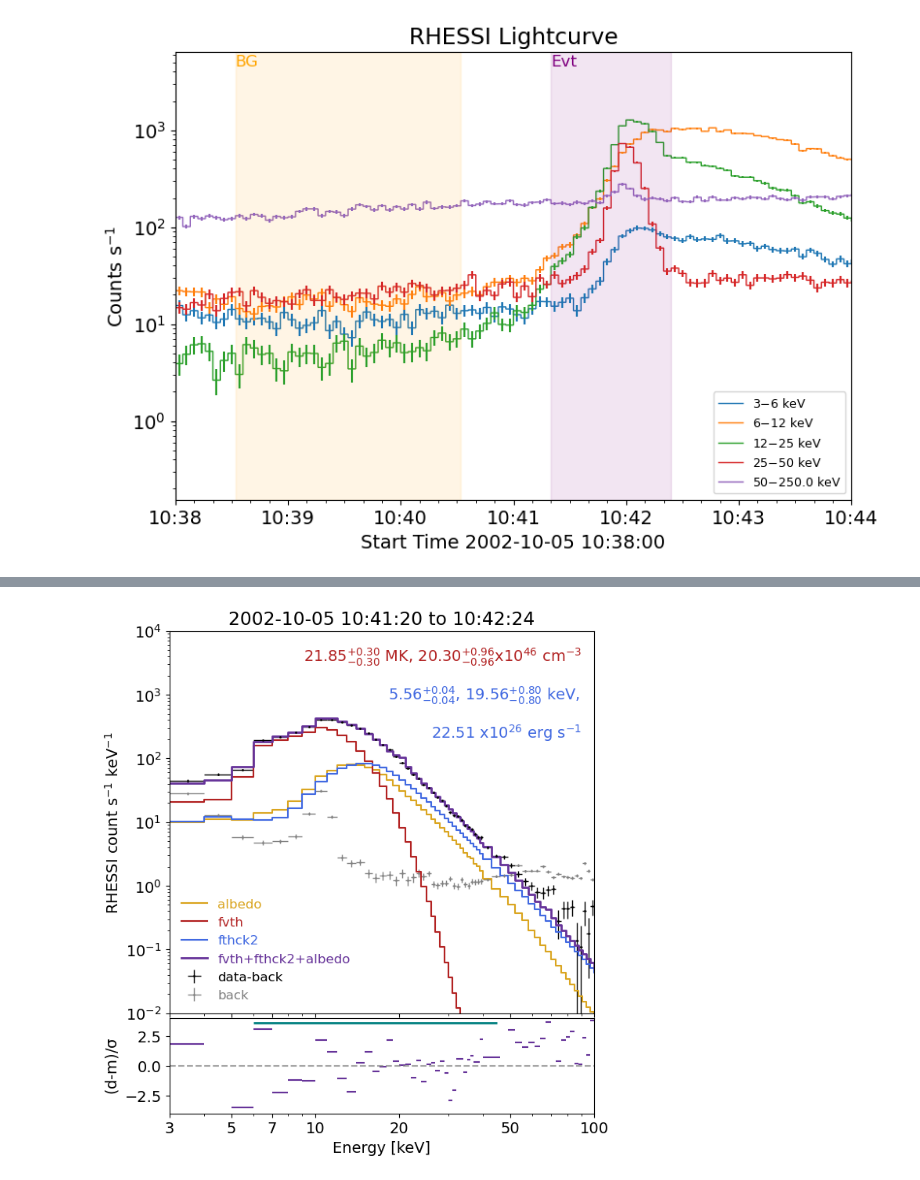
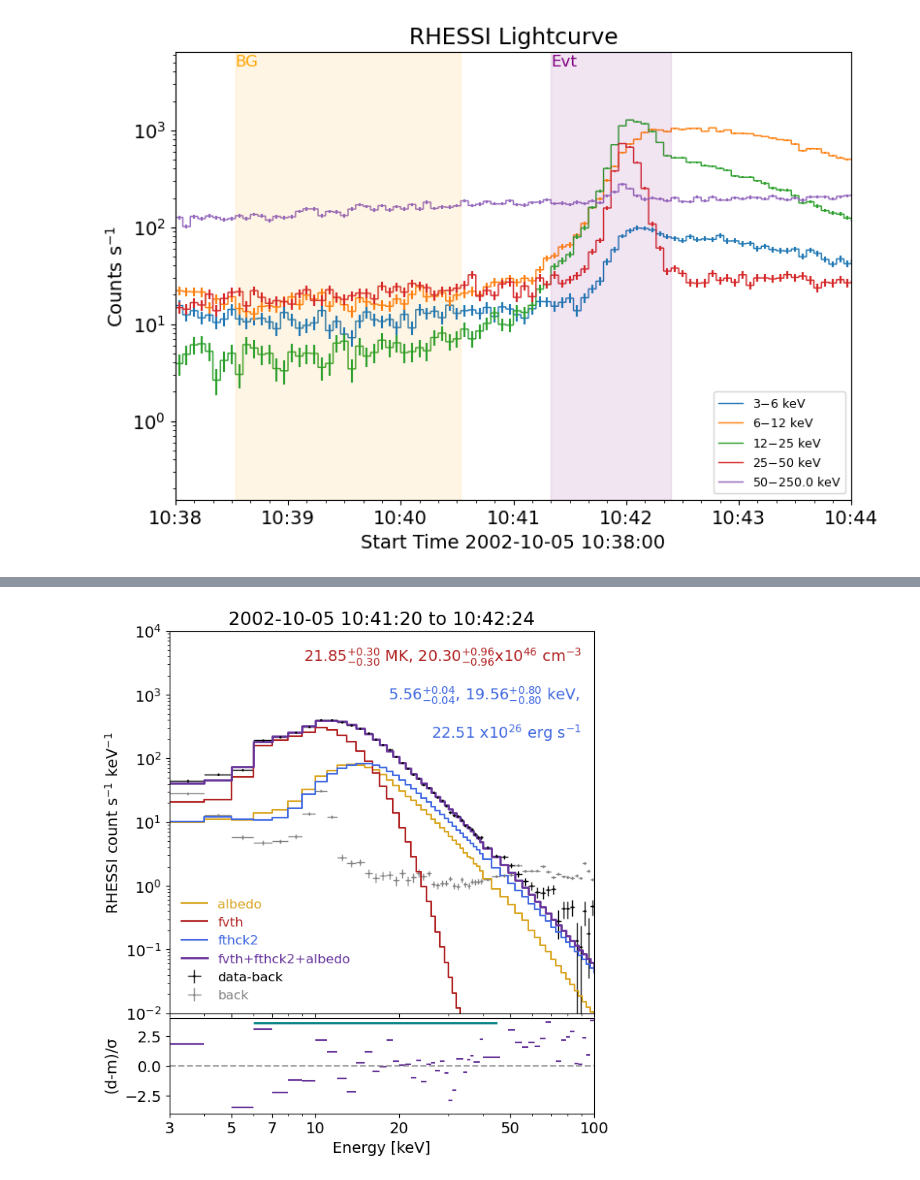
Before and after one commit to ianan/albedo_test, a Jupyter notebook: sks_rhessi_flare_fix.ipynb, the cells around one changed output, grey strips where cells are left out. Saved outputs shown, nothing was run; the diff lists cells and outputs as text; code cells hidden in the pictures.

Commit message:
check new plotting info

```diff
--- a/sks_rhessi_flare_fix.ipynb
+++ b/sks_rhessi_flare_fix.ipynb
@@ -157,11 +157,10 @@ fiter=fitter.plotting_info['spectrum1']['fitting_range']
 stepe = np.asarray([engs[i] - edels[i] for i in range(len(engs))] + [engs[-1] + edels[-1]])
 ns=len(stepe)
 
-subsum = np.sum(np.vstack(fitter.plotting_info['spectrum1']['submodels']), axis=0)
-bkg = fitter.plotting_info['spectrum1']['background_rate']
-if len(bkg) == 2 * len(fmd):  # handle step-duplicated background arrays
-    bkg = bkg[::2]
-fal = fmd - subsum - bkg
+# Get the albedo - new code only
+fal=fitter.plotting_info['spectrum1']['albedo_excess_count']
+# Calculate the total model + albedo
+fmd=sfmd[0]+sfmd[1] + fal
 # %%
 plt.rcParams.update({'mathtext.default': 'regular'})
 yrlim=[-4,4]
@@ -175,36 +174,36 @@ axs[0].errorbar(engs, backrat, xerr=edels, yerr=backraterr, fmt='.', color='grey
 axs[0].step(stepe[0:ns-1], fal[0:ns-1], where='post', color='goldenrod', label='albedo')
 axs[0].step(stepe[0:ns-1], sfmd[0][0:ns-1], where='post', color='firebrick', label='fvth')
 axs[0].step(stepe[0:ns-1], sfmd[1][0:ns-1], where='post', color='royalblue', label='fthck2')
-axs[0].step(stepe[0:ns-1], tot_rsp[0:ns-1], where='post', color='rebeccapurple', lw=2, label='fvth+fthck2+albedo')
+axs[0].step(stepe[0:ns-1], fmd[0:ns-1], where='post', color='rebeccapurple', lw=2, label='fvth+fthck2+albedo')
 
 axs[0].legend(loc=3, labelcolor='linecolor', frameon=False, prop={'size': 12})
 axs[0].text(0.97,0.92,tmks+'$^{+'+tmkups+'}_{-'+tmkdns+'}$ MK, '+ems+'$^{+'+emups+'}_{-'+emdns+r'}$x10$^{46}$ cm$\mathit{^{-3}}$', color='firebrick', ha='right', transform=axs[0].transAxes)
 axs[0].text(0.97,0.82,inds+'$^{+'+indups+'}_{-'+inddns+'}$, '+ecs+'$^{+'+ecups+'}_{-'+ecdns+'}$ keV, ', color='royalblue', ha='right', transform=axs[0].transAxes)
 axs[0].text(0.97,0.72,nnpows+r' x10$^{26}$ erg s$\mathit{^{-1}}$', color='royalblue', ha='right', transform=axs[0].transAxes)
 # axs[0].text(0.97,0.65,r'max $\ln{\mathcal{L}}$ '+lnls, color='rebeccapurple', transform=axs[0].transAxes, ha='right', fontsize='16')
 axs[1].hlines(resid, stepe[0:-1], stepe[1:], color='rebeccapurple', lw=1.5)
 
 axs[0].set_ylabel(r'RHESSI count s$\mathit{^{-1}}$ keV$\mathit{^{-1}}$')
 axs[0].set_xlabel(' ')
 axs[0].set_yscale('log')
 axs[0].set_ylim(ylim)
 axs[0].set_title(ftims.iso[0][:-4]+' to '+ftims.iso[1][11:-4])
 
 axs[1].set_ylabel(r'(d-m)/$\sigma$')
 axs[1].set_ylim(yrlim)
 axs[1].set_xlabel('Energy [keV]')
 axs[1].hlines(0.0, xlims[0], xlims[1], color='grey', linestyle='--', alpha=0.7)
 axs[1].hlines(yrlim[1]*0.9, fiter[0], fiter[1], color='teal', lw=2)
 
 for aaxx in axs:
     aaxx.set_xlim(xlim)
     aaxx.set_xscale('log')
     aaxx.set_xticks([3,5,7,10,20,50,100])
     aaxx.get_xaxis().set_major_formatter(matplotlib.ticker.ScalarFormatter())
 axs[0].set_xticklabels([])
 plt.show()
 # %% [output]
-[figure, old version]
+[figure, new version]
 # %%
 import sunpy
 import sunkit_spex
```
Also changed, not shown: parts of 2 cells of this notebook, 4 other files.
